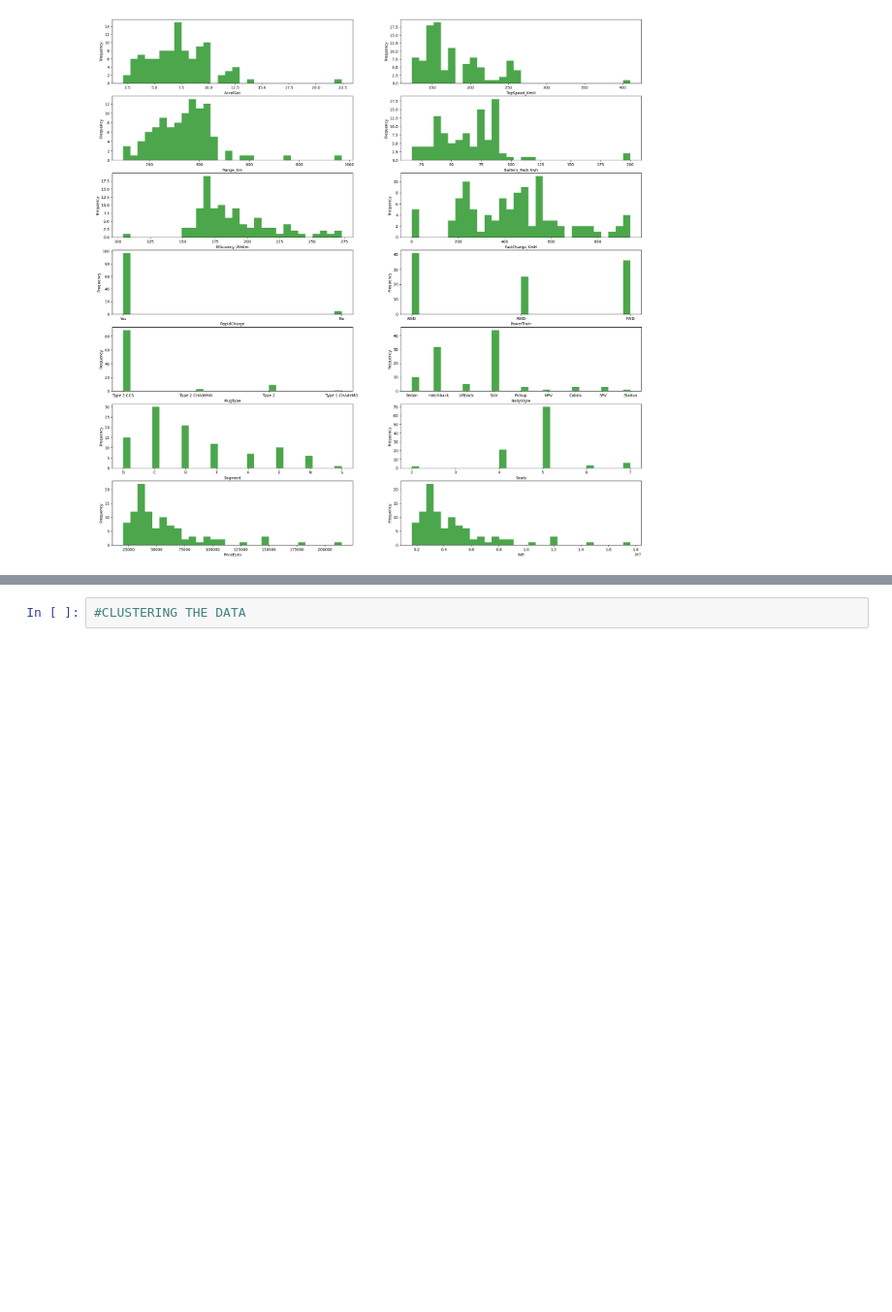
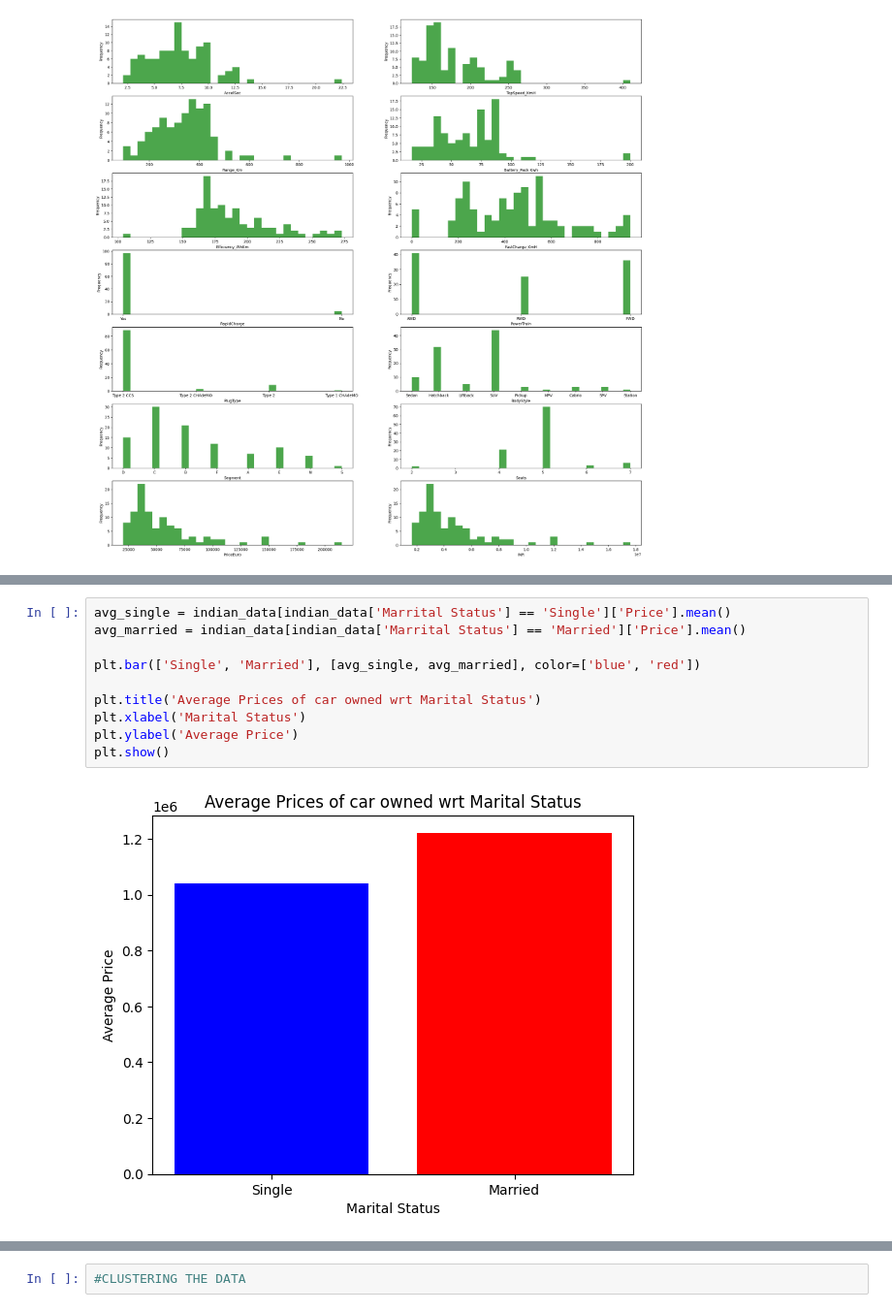
Before and after one commit to abh1shank/Segmentation-of-EV-market, a Jupyter notebook: Electronic_vehicle_market_segmentation.ipynb, the cells around one changed output, grey strips where cells are left out. Shown at 97% size. Cells and saved outputs as stored; diff of their text form; blank space fills up the shorter version.

```diff
--- a/Electronic_vehicle_market_segmentation.ipynb
+++ b/Electronic_vehicle_market_segmentation.ipynb
@@ -102,0 +140,12 @@ plt.show()
+# %%
+avg_single = indian_data[indian_data['Marrital Status'] == 'Single']['Price'].mean()
+avg_married = indian_data[indian_data['Marrital Status'] == 'Married']['Price'].mean()
+
+plt.bar(['Single', 'Married'], [avg_single, avg_married], color=['blue', 'red'])
+
+plt.title('Average Prices of car owned wrt Marital Status')
+plt.xlabel('Marital Status')
+plt.ylabel('Average Price')
+plt.show()
+# %% [output]
+[figure, added]
```
Also changed, not shown: parts of 13 cells of this notebook.
